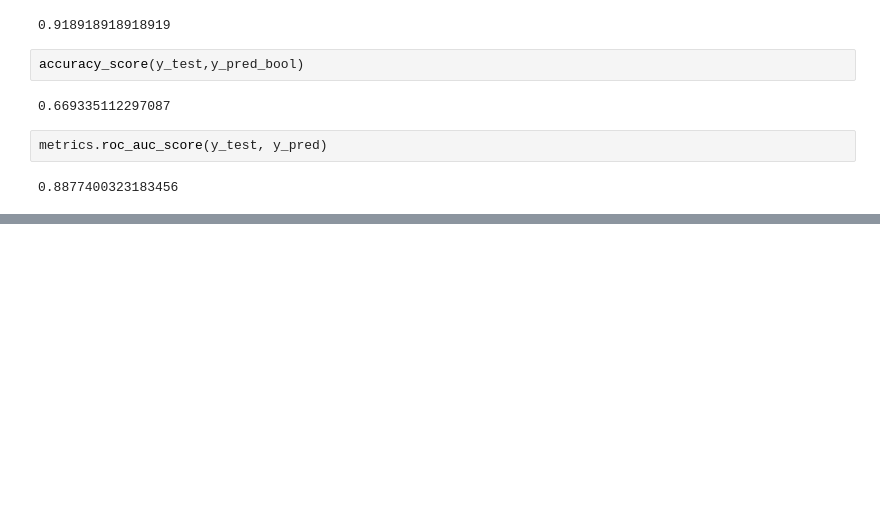
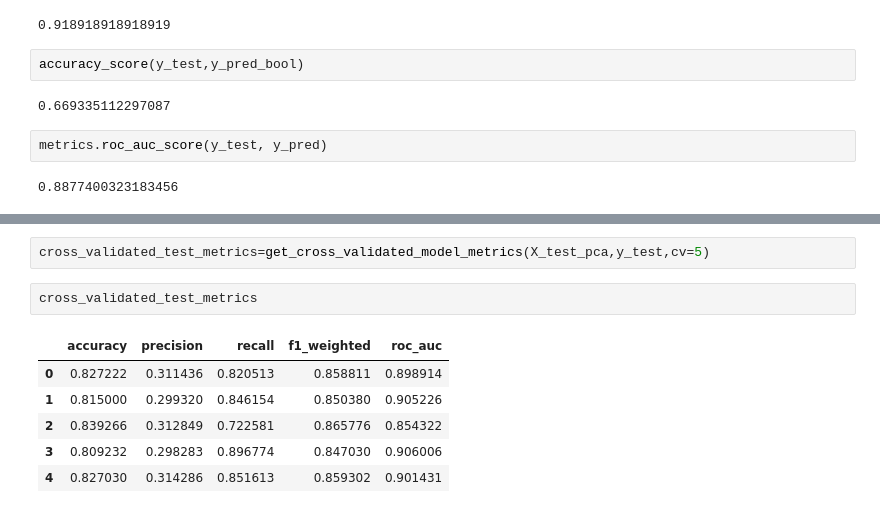
Before and after one commit to bhardwaj-sunil/Churn_case_study, a Jupyter notebook: telecom_churn_case_study.ipynb, the cells around one changed output, grey strips where cells are left out. Cells and saved outputs as stored; diff of their text form; blank space fills up the shorter version.

```diff
--- a/telecom_churn_case_study.ipynb
+++ b/telecom_churn_case_study.ipynb
@@ -1774,0 +1940,11 @@ MODEL 3 Summary:
+# %%
+cross_validated_test_metrics=get_cross_validated_model_metrics(X_test_pca,y_test,cv=5)
+# %%
+cross_validated_test_metrics
+# %% [output]
+|  | accuracy | precision | recall | f1_weighted | roc_auc |
+| 0 | 0.827222 | 0.311436 | 0.820513 | 0.858811 | 0.898914 |
+| 1 | 0.815000 | 0.299320 | 0.846154 | 0.850380 | 0.905226 |
+| 2 | 0.839266 | 0.312849 | 0.722581 | 0.865776 | 0.854322 |
+| 3 | 0.809232 | 0.298283 | 0.896774 | 0.847030 | 0.906006 |
+| 4 | 0.827030 | 0.314286 | 0.851613 | 0.859302 | 0.901431 |
```
Also changed, not shown: parts of 177 cells of this notebook.
